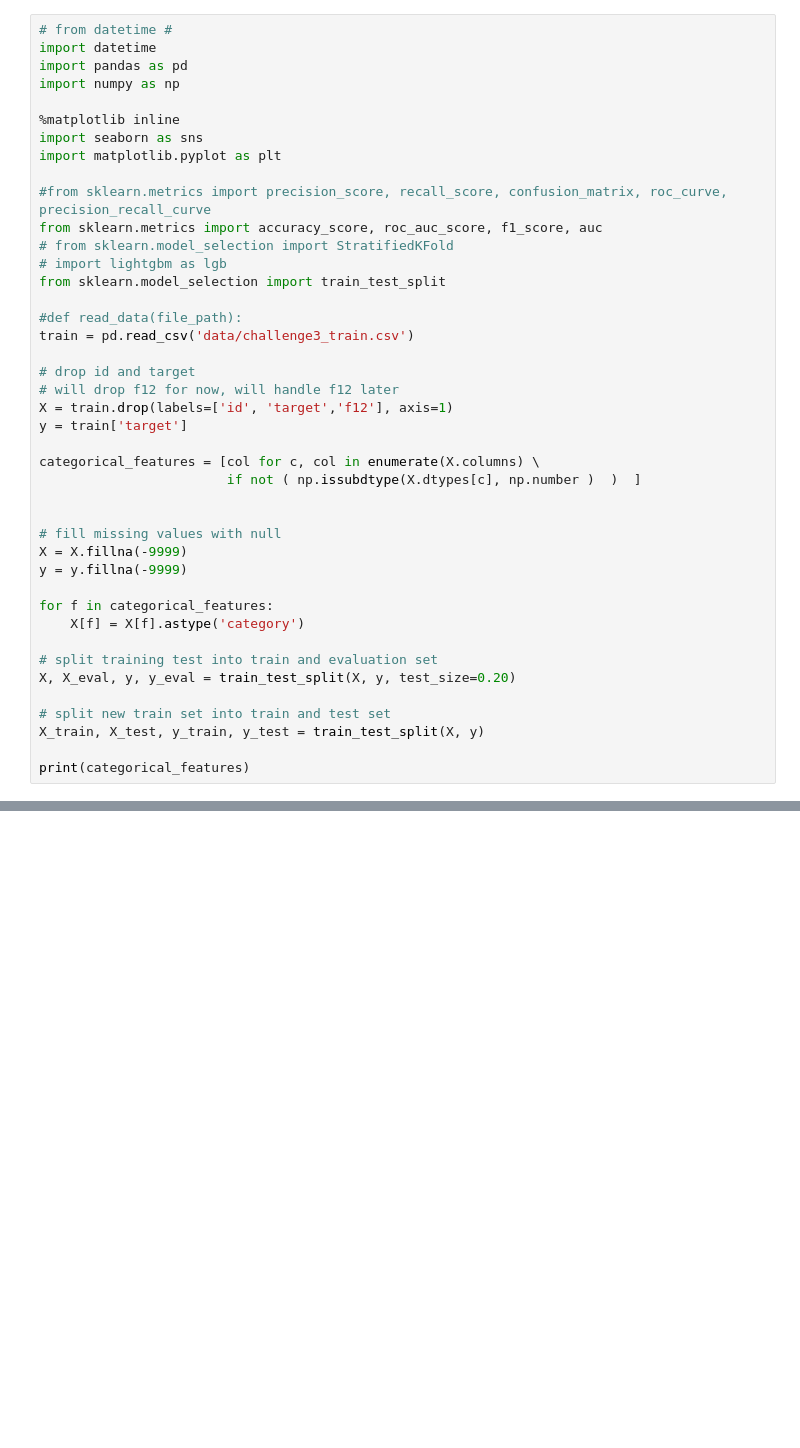
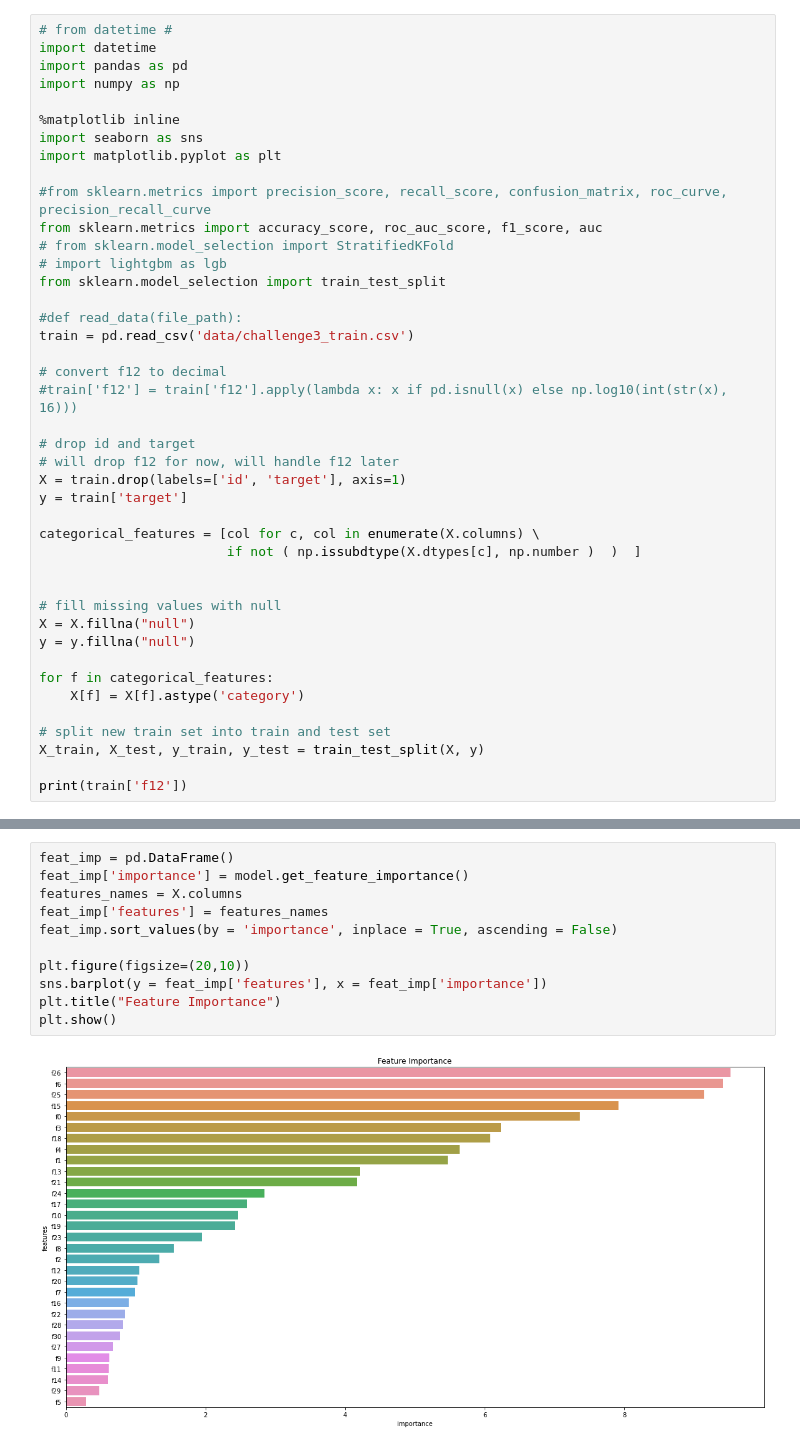
Before and after one commit to oyvindsam/mikkel-og-oyvind, a Jupyter notebook: catboost.ipynb, the cells around one changed output, grey strips where cells are left out. Saved outputs shown, nothing was run; the diff lists cells and outputs as text; blank space fills up the shorter version.

```diff
--- a/catboost.ipynb
+++ b/catboost.ipynb
@@ -17,9 +17,12 @@ from sklearn.model_selection import train_test_split
 #def read_data(file_path):
 train = pd.read_csv('data/challenge3_train.csv')
 
+# convert f12 to decimal
+#train['f12'] = train['f12'].apply(lambda x: x if pd.isnull(x) else np.log10(int(str(x), 16)))
+
 # drop id and target
 # will drop f12 for now, will handle f12 later
-X = train.drop(labels=['id', 'target','f12'], axis=1)
+X = train.drop(labels=['id', 'target'], axis=1)
 y = train['target']
 
 categorical_features = [col for c, col in enumerate(X.columns) \
@@ -27,17 +30,14 @@ categorical_features = [col for c, col in enumerate(X.columns) \
 
 
 # fill missing values with null
-X = X.fillna(-9999)
-y = y.fillna(-9999)
+X = X.fillna("null")
+y = y.fillna("null")
 
 for f in categorical_features:
     X[f] = X[f].astype('category')
 
-# split training test into train and evaluation set
-X, X_eval, y, y_eval = train_test_split(X, y, test_size=0.20)
-
 # split new train set into train and test set
 X_train, X_test, y_train, y_test = train_test_split(X, y)
 
-print(categorical_features)
+print(train['f12'])
 # %% [output]
@@ -93,0 +106,13 @@ print(eval_score)
+# %%
+feat_imp = pd.DataFrame()
+feat_imp['importance'] = model.get_feature_importance()
+features_names = X.columns
+feat_imp['features'] = features_names
+feat_imp.sort_values(by = 'importance', inplace = True, ascending = False)
+
+plt.figure(figsize=(20,10))
+sns.barplot(y = feat_imp['features'], x = feat_imp['importance'])
+plt.title("Feature Importance")
+plt.show()
+# %% [output]
+[figure, added]
```
Also changed, not shown: parts of 3 cells of this notebook.
